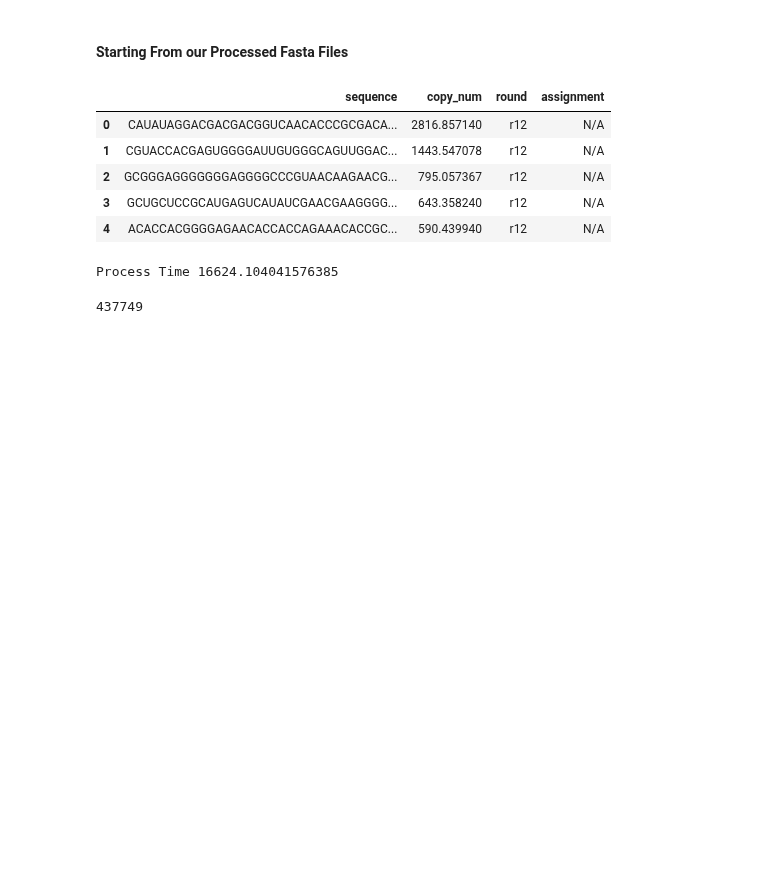
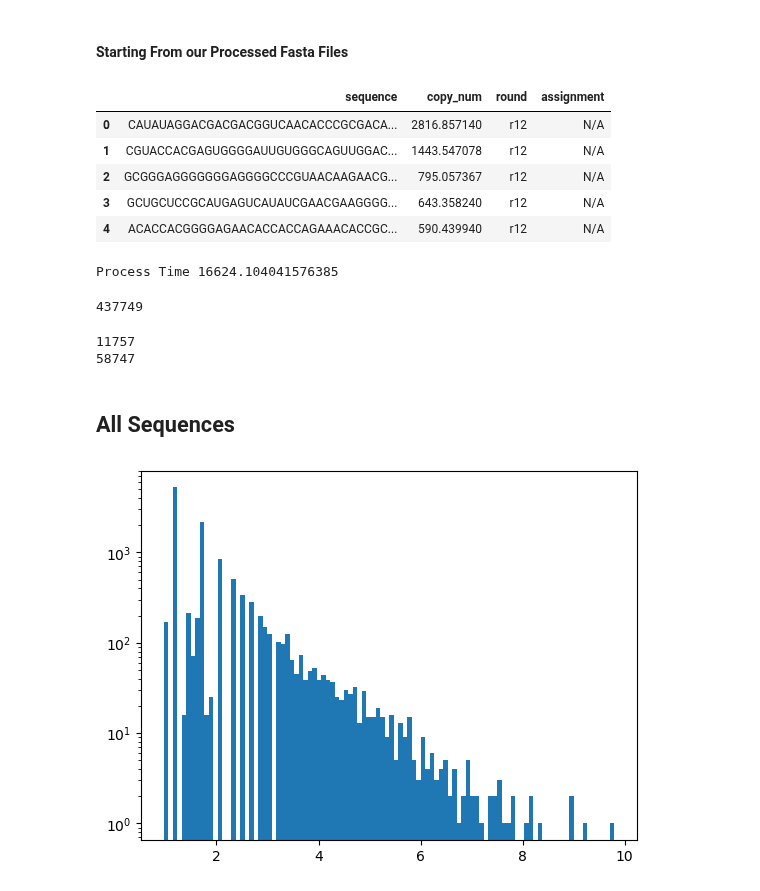
Before and after one commit to Jonahowns/phage_display_ML, a Jupyter notebook: datasets/thc/thc_data_prep.ipynb, the cells around one changed output. Drawn from its saved outputs; the diff is of its cells as text; code cells hidden in the pictures; blank space fills up the shorter version.

```diff
--- a/datasets/thc/thc_data_prep.ipynb
+++ b/datasets/thc/thc_data_prep.ipynb
@@ -30,3 +31,26 @@ thc_ct.to_csv("./thc_12_to_16_ct.csv", index=False)
 thc_ct.index.__len__()
 # %% [output]
 437749
+# %%
+thc_ct = pd.read_csv("thc_12_to_16_ct.csv")
+
+round_names = ["r12", "r13", "r14", "r15", "r16"]
+mins = thc_ct.loc[:, round_names].min()
+dmin = mins-mins.min()
+thc_ct[dmin.index] -= dmin
+
+thc_ct["lr_enrichment"] = thc_ct["r16"] / thc_ct["r12"]
+
+thc_ct["log_lr_enrichment"] = np.log(thc_ct["lr_enrichment"])
+
+thc_ct[thc_ct["log_lr_enrichment"] > 0.0].index.__len__()
+enriched = copy(thc_ct[thc_ct["log_lr_enrichment"] > 0.0])
+all = copy(thc_ct[~thc_ct["log_lr_enrichment"].isna()])
+
+print(enriched.index.__len__())
+print(all.index.__len__())
+# %% [output]
+11757
+58747
+# %% [markdown]
+## All Sequences
@@ -32,0 +69,4 @@ thc_ct.index.__len__()
+# %%
+dp.quick_hist(enriched["log_lr_enrichment"].to_numpy())
+# %% [output]
+[figure, added]
```
Also changed, not shown: parts of 12 cells of this notebook, 13 other files.
